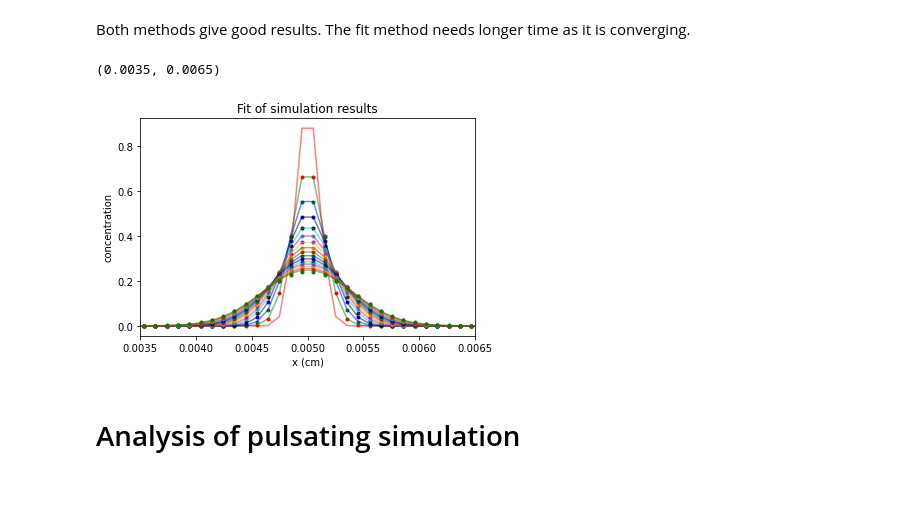
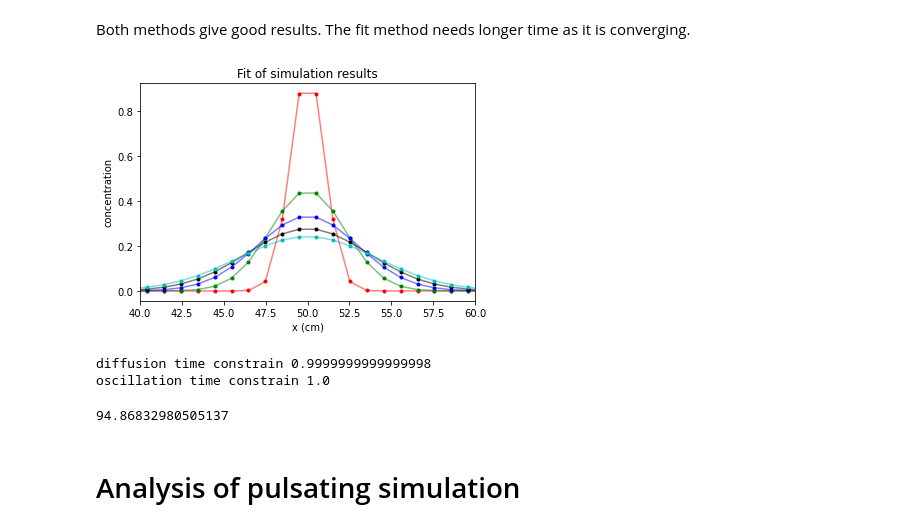
Before and after one commit to MiroK/sleep, a Jupyter notebook: sleep/notebooks/Dispersion_gaussian.ipynb, the cells around one changed output. Cells and saved outputs as stored; diff of their text form; code cells hidden in the pictures; blank space fills up the shorter version.

```diff
--- a/sleep/notebooks/Dispersion_gaussian.ipynb
+++ b/sleep/notebooks/Dispersion_gaussian.ipynb
@@ -166,8 +160,9 @@ rho=1
 # %% [markdown]
 # Analysis of diffusion only
 # %%
-rep='/home/alexandra/Documents/Python/sleep/sleep/fbb_DD/output/diffusion-D0 /profiles/'
-file='concentration.txt'
+job='diffusion-D0 '
+rep='/home/alexandra/Documents/Python/sleep/sleep/output/'+job+'/'
+file='profiles/concentration.txt'
 
 Data=np.loadtxt(rep+file,delimiter=',')
 
@@ -175,3 +170,7 @@ x=Data[0,1:]
 t=Data[1:,0]
 
 concentration=Data[1:,1:]
+
+pressure=np.loadtxt(rep+'profiles/pressure.txt',delimiter=',')[1:,1:]
+
+velocity=np.loadtxt(rep+'profiles/velocity.txt',delimiter=',')[1:,1:]
@@ -178,3 +250,2 @@ concentration=Data[1:,1:]
 # %%
-iperiodic=list(np.arange(0,len(t),1))
-iperiodic
+iperiodic=list(np.arange(0,len(t),10))
@@ -218,12 +288,11 @@ We recover the diffusion coefficient from the simulation.
 ### Estimation of D from fit
 # %%
 # we take the time at last period
-
 spanDest=[]
 for itime in iperiodic[1:] :
     #print('\nEstimate at time %f s'%t[itime])
 
-    Dest, err = estimate_diff_fit(concentration[itime],x,t[itime],1e-4,100e-4)
+    Dest, err = estimate_diff_fit(concentration[itime],x,t[itime],1e-4,100e-4,xi=50e-4)
 
     #print('Estimation of D from fit : %.2e'%Dest)
     #print('Fit error : %.2e'%err)
@@ -246,18 +315,36 @@ Error (pc): 8.02e-02
 # %% [markdown]
 Both methods give good results. The fit method needs longer time as it is converging.
 # %%
-iest=0
-color='rgbkcmyrgbkcmyrgbkcmy'
-for i in iperiodic[1:] :
-    plt.plot(x,concentration[i],'.',color=color[iest])
-    plt.plot(x,gaussian(np.array(x),t[i],1e-4,spanDest[iest],100e-4),color=color[iest],alpha=0.5)
-    iest+=1
+color='rgbkcmyrgbkcmyrgbkcmyrgbkcmyrgbkcmyrgbkcmy'
+icol=0
+for i in range(0,len(spanDest)) :
+    plt.plot(x*1e4,concentration[iperiodic[i]],'.',color=color[icol])
+    plt.plot(x*1e4,gaussian(np.array(x),t[iperiodic[i]]+sigma**2/(2*spanDest[i]),sigma,spanDest[i],L,xi),color=color[icol],alpha=0.5)
+    icol+=1
 plt.xlabel('x (cm)')
 plt.ylabel('concentration')
 plt.title('Fit of simulation results')
-plt.xlim([35e-4,65e-4])
+plt.xlim([40,60])
+
+plt.savefig('/home/alexandra/Documents/Articles/Sleep/Images/fit_diff.svg')
+plt.savefig('/home/alexandra/Documents/Articles/Sleep/Images/fit_diff.png')
 # %% [output]
-(0.0035, 0.0065)
-[figure, old version]
+[figure, new version]
+# %%
+h_=2e-4
+D_=2e-8
+L_=200e-4
+f_=0.003
+
+
+print('diffusion time constrain',10*h_**2/L_**2*1000)
+print('oscillation time constrain',3*D_/f_/L_**2*20)
+
+
+np.sqrt(3*300*1e-7)*1e4
+# %% [output]
+diffusion time constrain 0.9999999999999998
+oscillation time constrain 1.0
+94.86832980505137
 # %% [markdown]
 # Analysis of pulsating simulation
```
Also changed, not shown: parts of 30 cells of this notebook.
